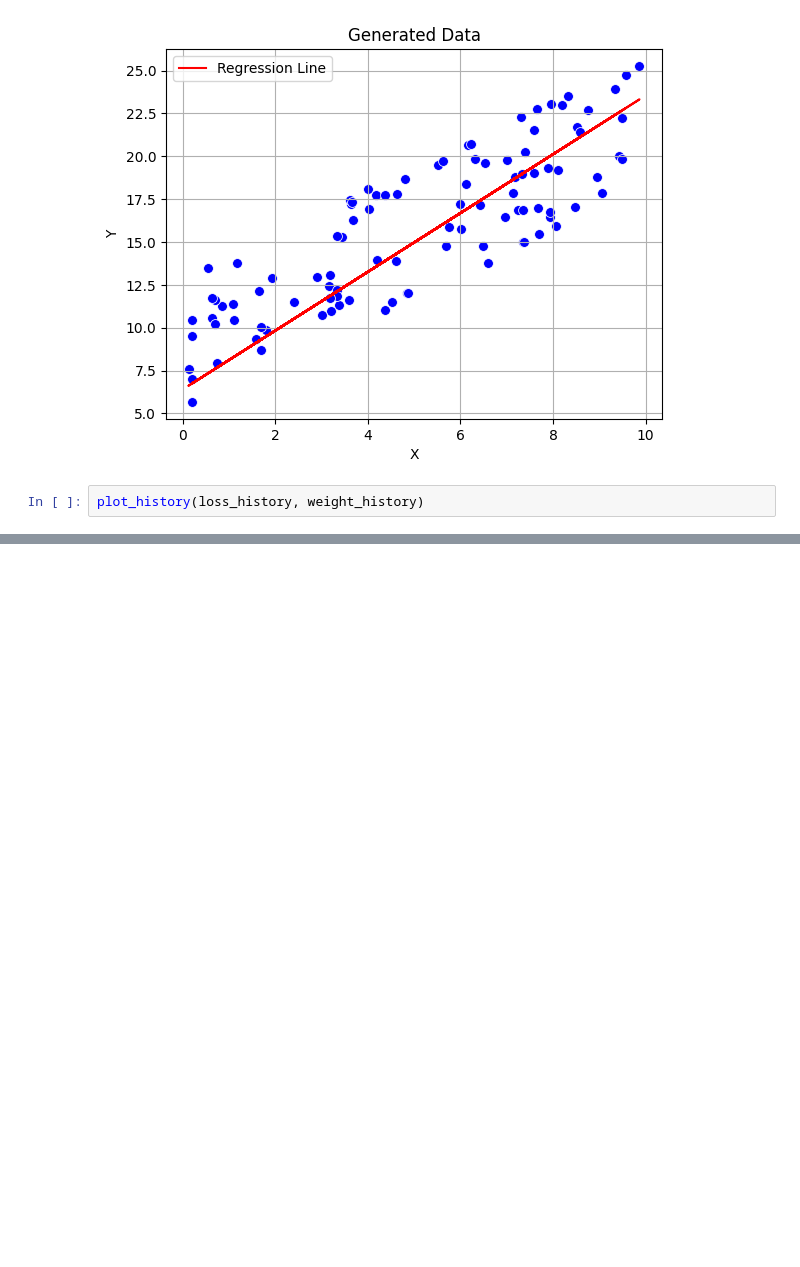
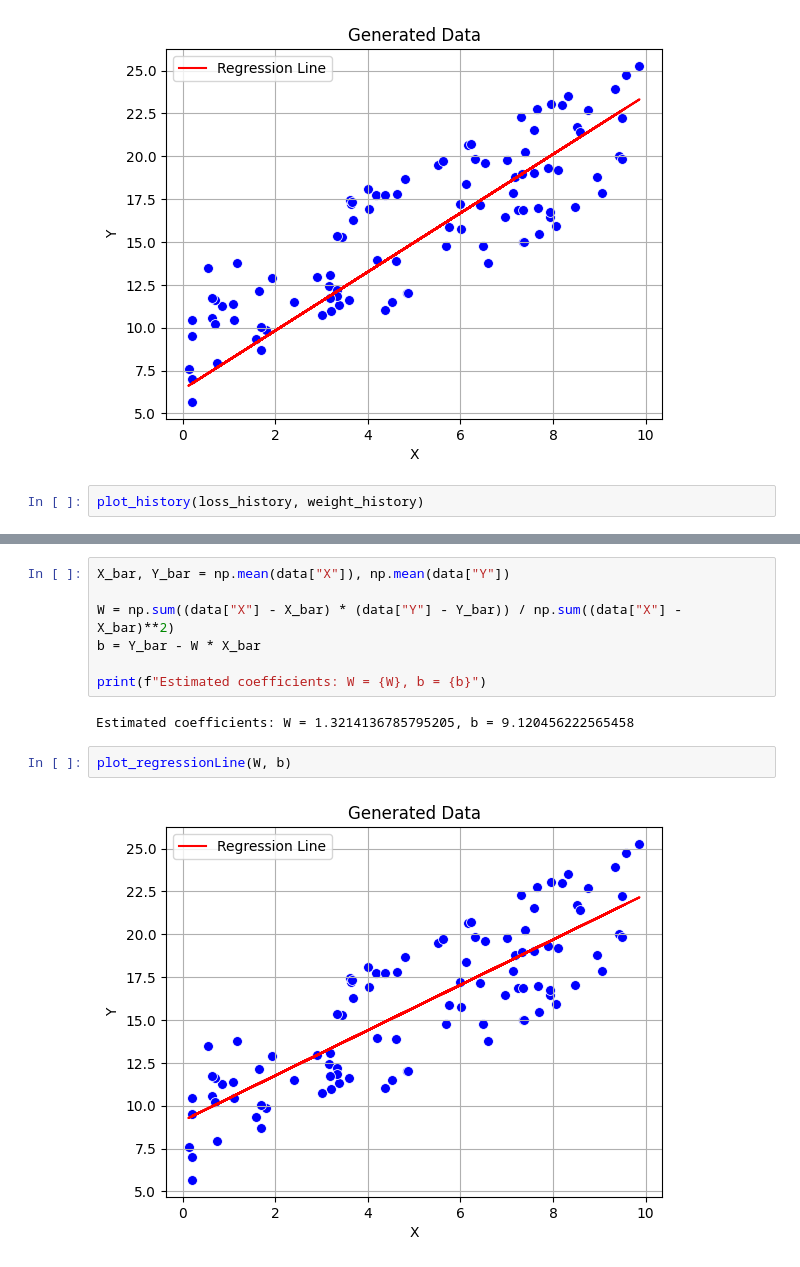
Before and after one commit to FarzanehSoltanzadeh/Regression, a Jupyter notebook: Univariate Linear Regression/Implementation.ipynb, the cells around one changed output, grey strips where cells are left out. Saved outputs shown, nothing was run; the diff lists cells and outputs as text; blank space fills up the shorter version.

```diff
--- a/Univariate Linear Regression/Implementation.ipynb
+++ b/Univariate Linear Regression/Implementation.ipynb
@@ -263,0 +278,13 @@ plot_history(loss_history, weight_history)
+# %%
+X_bar, Y_bar = np.mean(data["X"]), np.mean(data["Y"])
+
+W = np.sum((data["X"] - X_bar) * (data["Y"] - Y_bar)) / np.sum((data["X"] - X_bar)**2)
+b = Y_bar - W * X_bar
+
+print(f"Estimated coefficients: W = {W}, b = {b}")
+# %% [output]
+Estimated coefficients: W = 1.3214136785795205, b = 9.120456222565458
+# %%
+plot_regressionLine(W, b)
+# %% [output]
+[figure, added]
```
Also changed, not shown: parts of 5 cells of this notebook, 1 other file.
